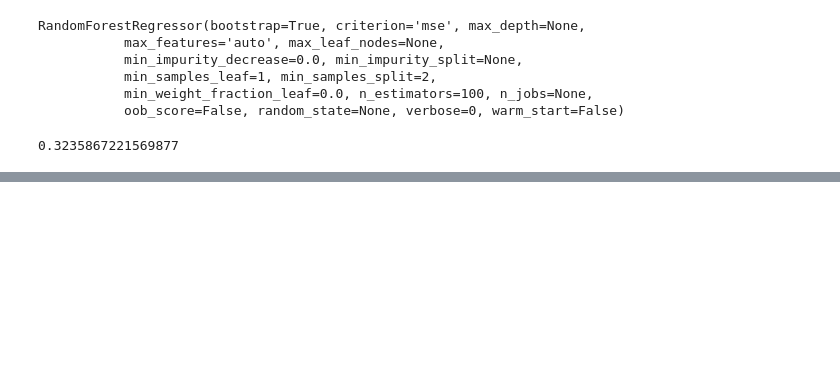
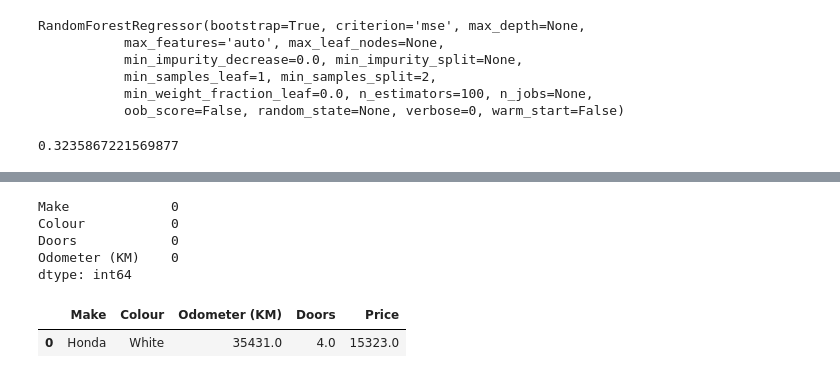
Before and after one commit to hadiuzzaman524/Machine-Learning, a Jupyter notebook: data preprocessing.ipynb, the cells around one changed output, grey strips where cells are left out. Cells and saved outputs as stored; diff of their text form; code cells hidden in the pictures; blank space fills up the shorter version.

```diff
--- a/data preprocessing.ipynb
+++ b/data preprocessing.ipynb
@@ -151,0 +288,2 @@ dummies.head()
+# %%
+car_sales_missing.dropna(subset=['Price'],inplace=True)
@@ -151,0 +336,8 @@ dummies.head()
+# %%
+car_sales_filled_x_train.isna().sum()
+# %% [output]
+Make             0
+Colour           0
+Doors            0
+Odometer (KM)    0
+dtype: int64
@@ -151,0 +347,5 @@ dummies.head()
+# %%
+car_sales_missing.head(1)
+# %% [output]
+|  | Make | Colour | Odometer (KM) | Doors | Price |
+| 0 | Honda | White | 35431.0 | 4.0 | 15323.0 |
```
Also changed, not shown: parts of 35 cells of this notebook, 3 other files.
